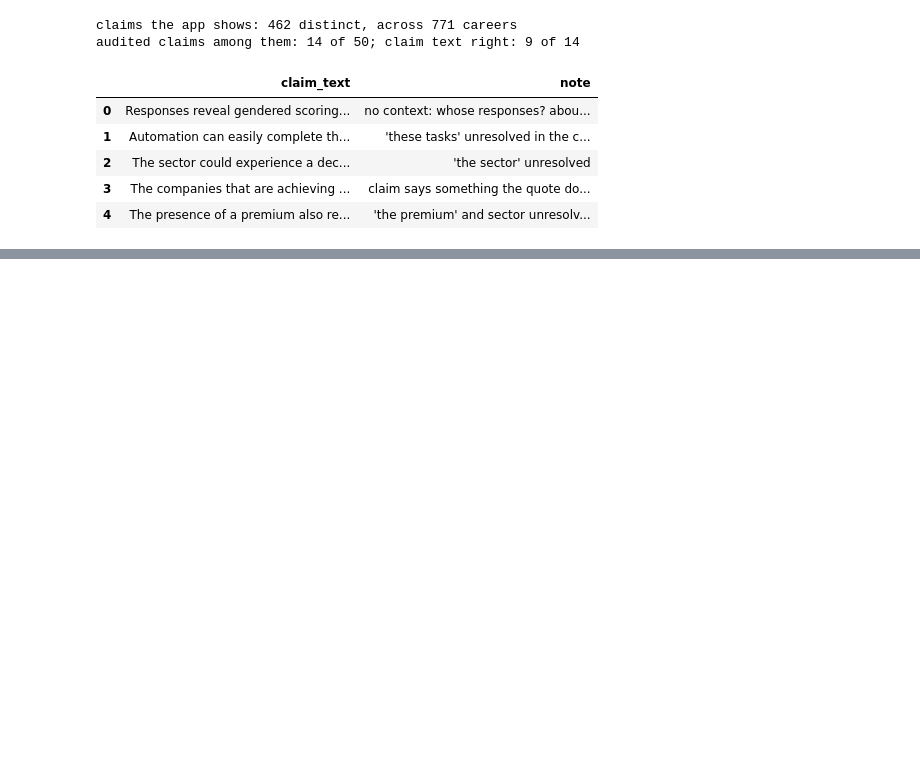
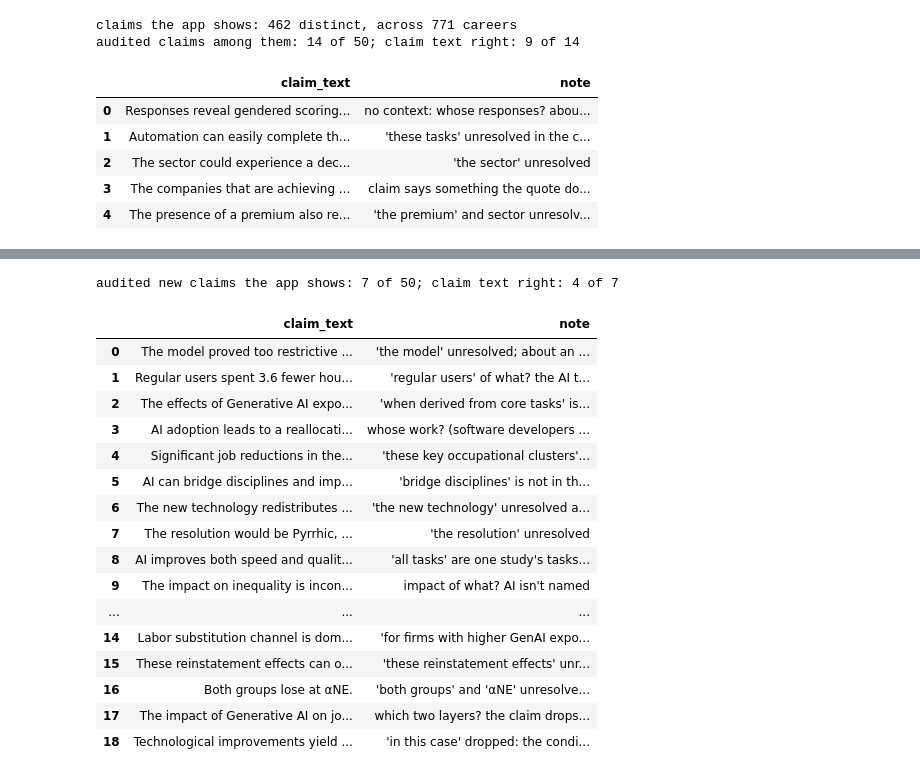
Before and after one commit to b454k/ai-aware-career-guide, a Jupyter notebook: notebooks/42_claim_label_audit.ipynb, the cells around one changed output, grey strips where cells are left out. Cells and saved outputs as stored; diff of their text form; code cells hidden in the pictures; blank space fills up the shorter version.

```diff
--- a/notebooks/42_claim_label_audit.ipynb
+++ b/notebooks/42_claim_label_audit.ipynb
@@ -82,3 +102,26 @@ audited claims among them: 14 of 50; claim text right: 9 of 14
+# %%
+in_app = new[new.claim_id.isin(shown.claim_id)]
+print(f"audited new claims the app shows: {len(in_app)} of {len(new)}; claim text right: {in_app.claim_correct.sum()} of {len(in_app)}")
+new.loc[new.claim_correct == 0, ["claim_text", "note"]].reset_index(drop=True)
+# %% [output]
+audited new claims the app shows: 7 of 50; claim text right: 4 of 7
+|  | claim_text | note |
+| 0 | The model proved too restrictive ... | 'the model' unresolved; about an ... |
+| 1 | Regular users spent 3.6 fewer hou... | 'regular users' of what? the AI t... |
+| 2 | The effects of Generative AI expo... | 'when derived from core tasks' is... |
+| 3 | AI adoption leads to a reallocati... | whose work? (software developers ... |
+| 4 | Significant job reductions in the... | 'these key occupational clusters'... |
+| 5 | AI can bridge disciplines and imp... | 'bridge disciplines' is not in th... |
+| 6 | The new technology redistributes ... | 'the new technology' unresolved a... |
+| 7 | The resolution would be Pyrrhic, ... | 'the resolution' unresolved |
+| 8 | AI improves both speed and qualit... | 'all tasks' are one study's tasks... |
+| 9 | The impact on inequality is incon... | impact of what? AI isn't named |
+| ... | ... | ... |
+| 14 | Labor substitution channel is dom... | 'for firms with higher GenAI expo... |
+| 15 | These reinstatement effects can o... | 'these reinstatement effects' unr... |
+| 16 | Both groups lose at αNE. | 'both groups' and 'αNE' unresolve... |
+| 17 | The impact of Generative AI on jo... | which two layers? the claim drops... |
+| 18 | Technological improvements yield ... | 'in this case' dropped: the condi... |
 # %% [markdown]
 ## Findings
 
```
Also changed, not shown: parts of 5 cells of this notebook, 4 other files.
